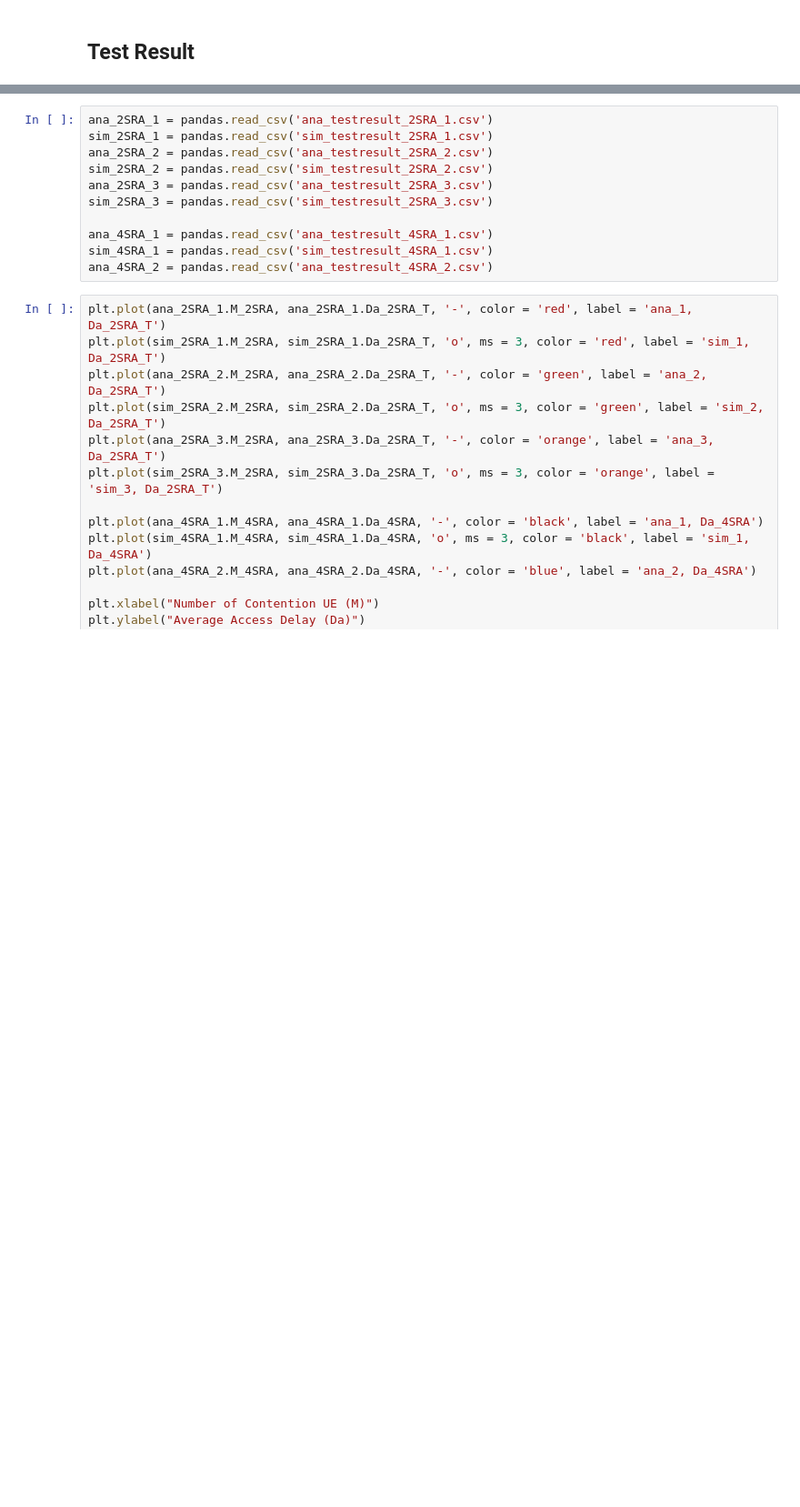
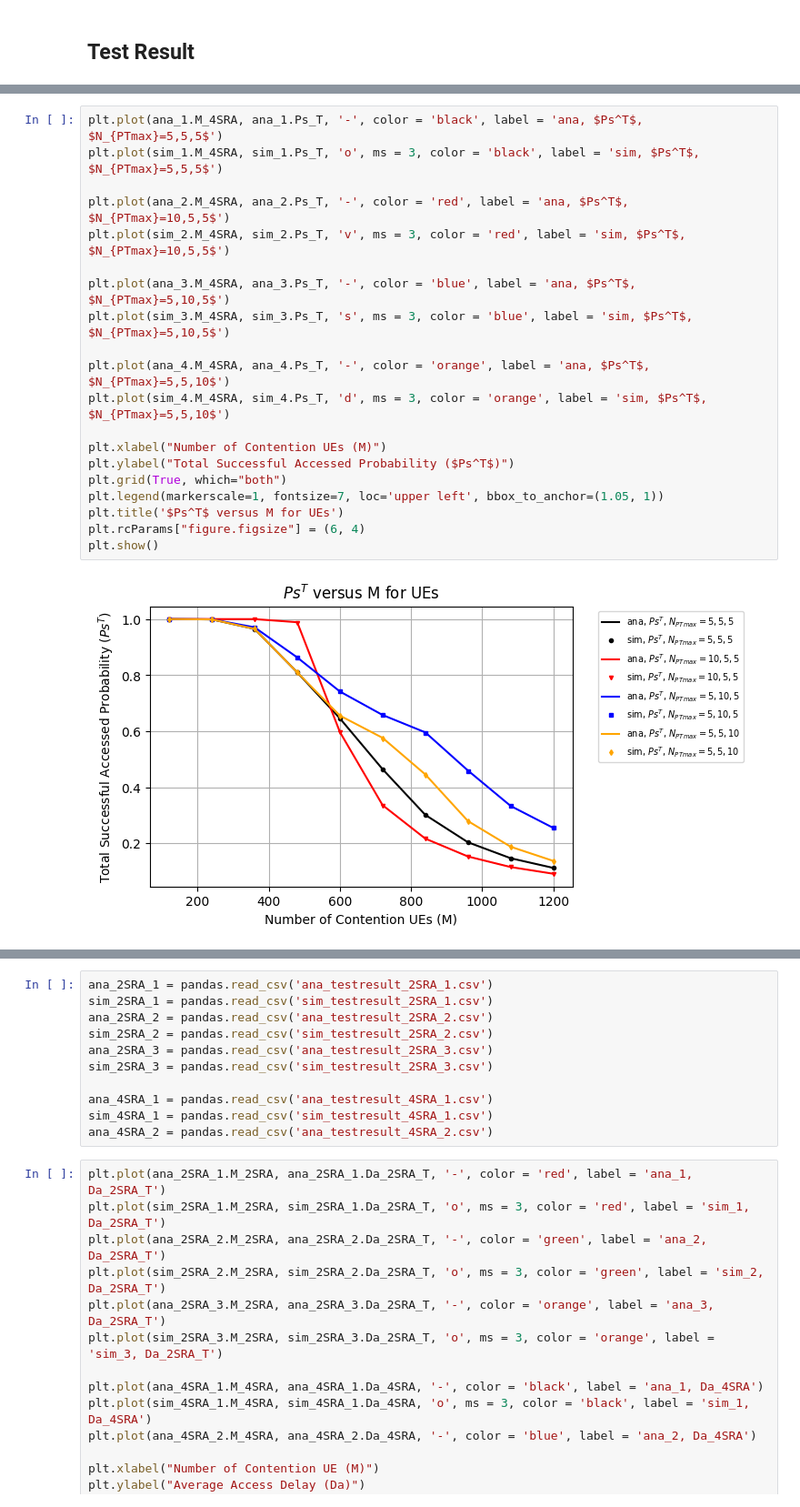
Before and after one commit to timlin0307/Thesis-Simulation, a Jupyter notebook: 2SRA and 4SRA in NTN/Analysis.ipynb, the cells around one changed output, grey strips where cells are left out. Shown: that part at 91% size. Drawn from its saved outputs; the diff is of its cells as text; blank space fills up the shorter version.

```diff
--- a/2SRA and 4SRA in NTN/Analysis.ipynb
+++ b/2SRA and 4SRA in NTN/Analysis.ipynb
@@ -946,0 +983,22 @@ cvs_pandas = result.to_csv("ana_testresult_2SRA_2.csv", mode='w+', index=False,
+# %%
+plt.plot(ana_1.M_4SRA, ana_1.Ps_T, '-', color = 'black', label = 'ana, $Ps^T$, $N_{PTmax}=5,5,5$')
+plt.plot(sim_1.M_4SRA, sim_1.Ps_T, 'o', ms = 3, color = 'black', label = 'sim, $Ps^T$, $N_{PTmax}=5,5,5$')
+
+plt.plot(ana_2.M_4SRA, ana_2.Ps_T, '-', color = 'red', label = 'ana, $Ps^T$, $N_{PTmax}=10,5,5$')
+plt.plot(sim_2.M_4SRA, sim_2.Ps_T, 'v', ms = 3, color = 'red', label = 'sim, $Ps^T$, $N_{PTmax}=10,5,5$')
+
+plt.plot(ana_3.M_4SRA, ana_3.Ps_T, '-', color = 'blue', label = 'ana, $Ps^T$, $N_{PTmax}=5,10,5$')
+plt.plot(sim_3.M_4SRA, sim_3.Ps_T, 's', ms = 3, color = 'blue', label = 'sim, $Ps^T$, $N_{PTmax}=5,10,5$')
+
+plt.plot(ana_4.M_4SRA, ana_4.Ps_T, '-', color = 'orange', label = 'ana, $Ps^T$, $N_{PTmax}=5,5,10$')
+plt.plot(sim_4.M_4SRA, sim_4.Ps_T, 'd', ms = 3, color = 'orange', label = 'sim, $Ps^T$, $N_{PTmax}=5,5,10$')
+
+plt.xlabel("Number of Contention UEs (M)")
+plt.ylabel("Total Successful Accessed Probability ($Ps^T$)")
+plt.grid(True, which="both")
+plt.legend(markerscale=1, fontsize=7, loc='upper left', bbox_to_anchor=(1.05, 1))
+plt.title('$Ps^T$ versus M for UEs')
+plt.rcParams["figure.figsize"] = (6, 4)
+plt.show()
+# %% [output]
+[figure, added]
```
Also changed, not shown: parts of 15 cells of this notebook, 12 other files.
